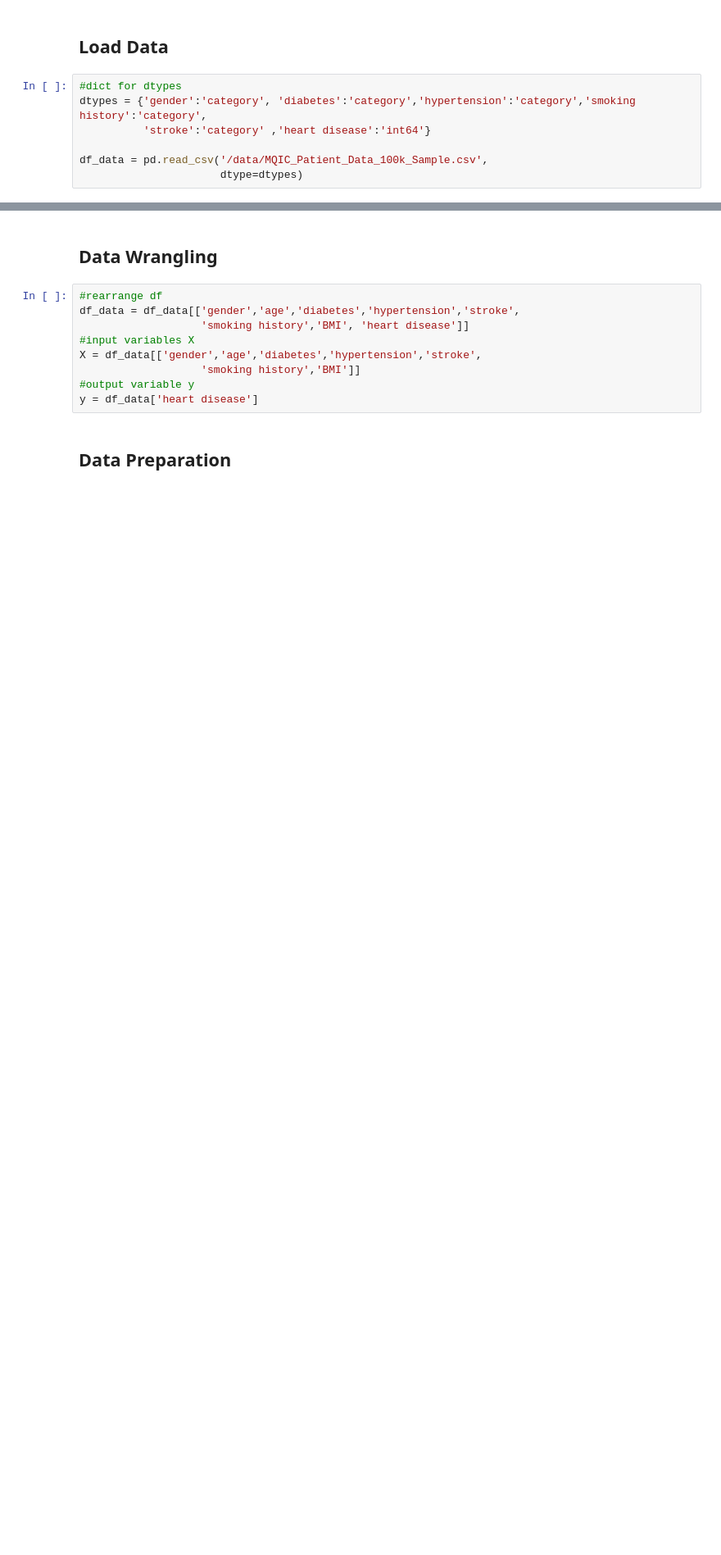
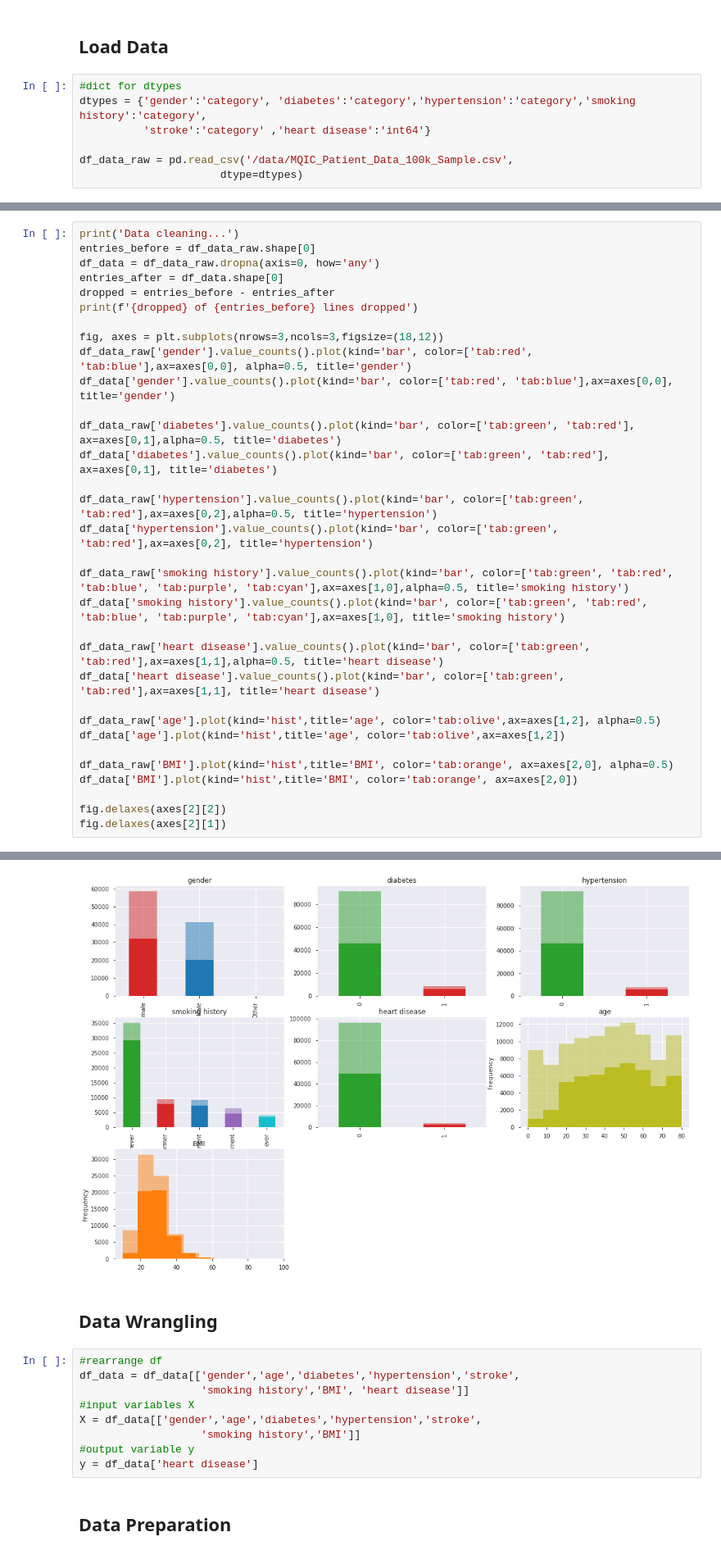
Before and after one commit to SebastianReimer/Classification_clinical_data, a Jupyter notebook: notebooks/Classification_Notebook.ipynb, the cells around one changed output, grey strips where cells are left out. Shown: that part at 82% size. Drawn from its saved outputs; the diff is of its cells as text; blank space fills up the shorter version.

Commit message:
added inital plots and feature importance

```diff
--- a/notebooks/Classification_Notebook.ipynb
+++ b/notebooks/Classification_Notebook.ipynb
@@ -15,5 +17,5 @@ import pandas_profiling as pp
 dtypes = {'gender':'category', 'diabetes':'category','hypertension':'category','smoking history':'category',
           'stroke':'category' ,'heart disease':'int64'}
 
-df_data = pd.read_csv('/data/MQIC_Patient_Data_100k_Sample.csv',
+df_data_raw = pd.read_csv('/data/MQIC_Patient_Data_100k_Sample.csv',
                       dtype=dtypes)
@@ -38,0 +24,33 @@ Data cleaning...
+# %%
+print('Data cleaning...')
+entries_before = df_data_raw.shape[0]
+df_data = df_data_raw.dropna(axis=0, how='any')
+entries_after = df_data.shape[0]
+dropped = entries_before - entries_after
+print(f'{dropped} of {entries_before} lines dropped')
+
+fig, axes = plt.subplots(nrows=3,ncols=3,figsize=(18,12))
+df_data_raw['gender'].value_counts().plot(kind='bar', color=['tab:red', 'tab:blue'],ax=axes[0,0], alpha=0.5, title='gender')
+df_data['gender'].value_counts().plot(kind='bar', color=['tab:red', 'tab:blue'],ax=axes[0,0], title='gender')
+
+df_data_raw['diabetes'].value_counts().plot(kind='bar', color=['tab:green', 'tab:red'], ax=axes[0,1],alpha=0.5, title='diabetes')
+df_data['diabetes'].value_counts().plot(kind='bar', color=['tab:green', 'tab:red'], ax=axes[0,1], title='diabetes')
+
+df_data_raw['hypertension'].value_counts().plot(kind='bar', color=['tab:green', 'tab:red'],ax=axes[0,2],alpha=0.5, title='hypertension')
+df_data['hypertension'].value_counts().plot(kind='bar', color=['tab:green', 'tab:red'],ax=axes[0,2], title='hypertension')
+
+df_data_raw['smoking history'].value_counts().plot(kind='bar', color=['tab:green', 'tab:red', 'tab:blue', 'tab:purple', 'tab:cyan'],ax=axes[1,0],alpha=0.5, title='smoking history')
+df_data['smoking history'].value_counts().plot(kind='bar', color=['tab:green', 'tab:red', 'tab:blue', 'tab:purple', 'tab:cyan'],ax=axes[1,0], title='smoking history')
+
+df_data_raw['heart disease'].value_counts().plot(kind='bar', color=['tab:green', 'tab:red'],ax=axes[1,1],alpha=0.5, title='heart disease')
+df_data['heart disease'].value_counts().plot(kind='bar', color=['tab:green', 'tab:red'],ax=axes[1,1], title='heart disease')
+
+df_data_raw['age'].plot(kind='hist',title='age', color='tab:olive',ax=axes[1,2], alpha=0.5)
+df_data['age'].plot(kind='hist',title='age', color='tab:olive',ax=axes[1,2])
+
+df_data_raw['BMI'].plot(kind='hist',title='BMI', color='tab:orange', ax=axes[2,0], alpha=0.5)
+df_data['BMI'].plot(kind='hist',title='BMI', color='tab:orange', ax=axes[2,0])
+
+fig.delaxes(axes[2][2])
+fig.delaxes(axes[2][1])
+# %% [output]
@@ -39,3 +59,4 @@ Data cleaning...
+[figure, added]
 # %% [markdown]
 ## Data Wrangling
 # %%
```
Also changed, not shown: parts of 10 cells of this notebook.
